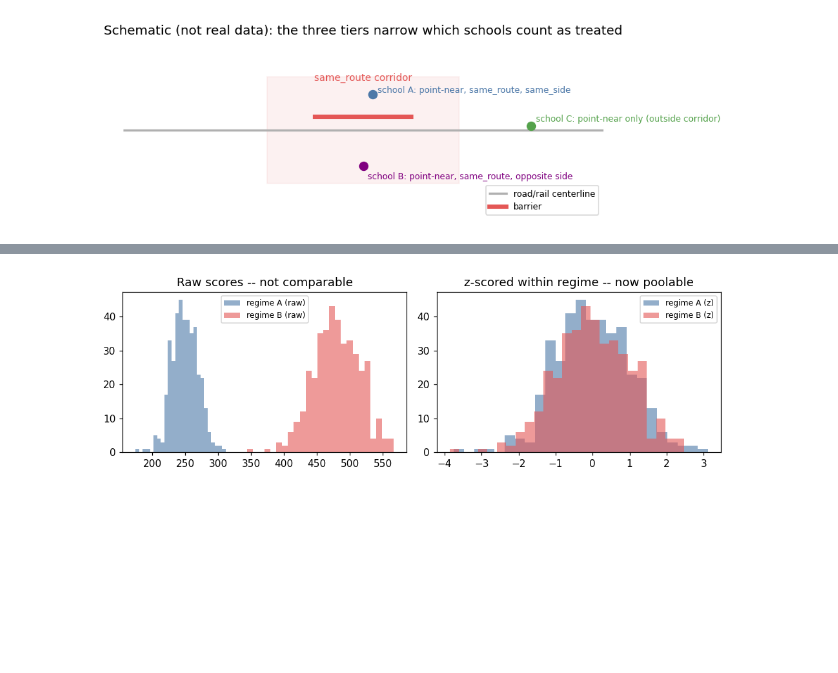
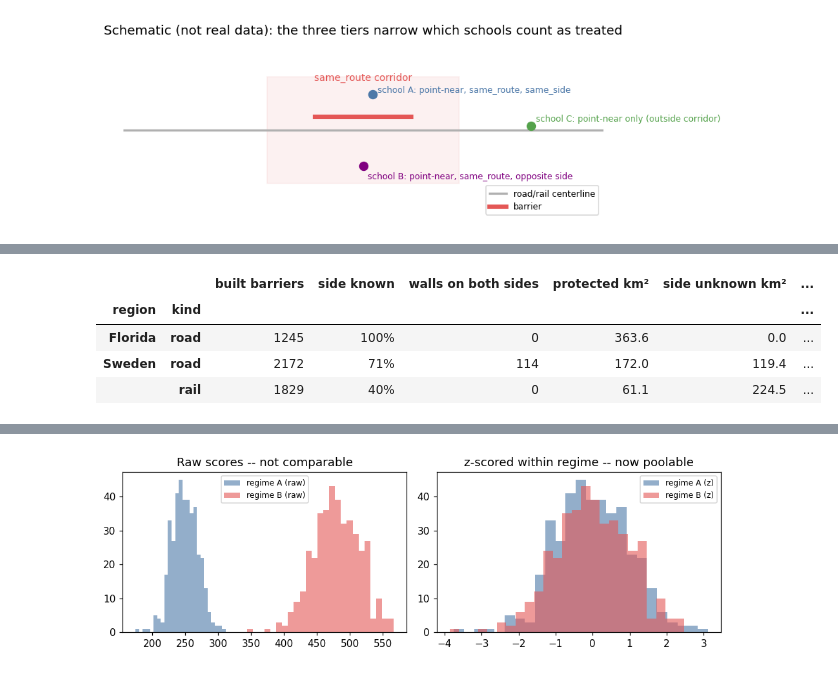
Before and after one commit to felixschulz385/noise-pollution, a Jupyter notebook: src/experiments/shared_methodology.ipynb, the cells around one changed output, grey strips where cells are left out. Saved outputs shown, nothing was run; the diff lists cells and outputs as text; code cells hidden in the pictures; blank space fills up the shorter version.

```diff
--- a/src/experiments/shared_methodology.ipynb
+++ b/src/experiments/shared_methodology.ipynb
@@ -119,0 +270,56 @@ plt.show()
+# %%
+from src.regions.florida.sources._layout import METRIC_CRS as FL_CRS
+from src.regions.florida.sources.barrier_protection import shared as FLP
+from src.regions.florida.sources.noise_barriers.shared import load_barriers as load_fl_barriers
+from src.regions.sweden.sources._layout import METRIC_CRS as SE_CRS
+from src.regions.sweden.sources.barrier_protection import shared as SEP
+from src.regions.sweden.sources.noise_barriers.shared import load_noise_barriers
+
+LAYERS = {}  # (region, kind) -> refs, barriers, zones, band
+fl_barriers = load_fl_barriers(ROOT).reset_index(drop=True).to_crs(FL_CRS)
+fl_zones = FLP.load_protection_zones(ROOT).assign(barrier_row=lambda z: z["gcid"].map({g: i for i, g in enumerate(fl_barriers["gcid"])}))
+fl_band = FLP.load_control_band_zones(ROOT).assign(barrier_row=lambda z: z["gcid"].map({g: i for i, g in enumerate(fl_barriers["gcid"])}))
+LAYERS[("Florida", "road")] = dict(
+    refs=FLP.load_barrier_references(ROOT, barriers_gdf=fl_barriers), barriers=fl_barriers,
+    zones=fl_zones, band=fl_band, category=fl_barriers["category"].to_numpy(),
+)
+se_zones, se_band = SEP.load_protection_zones(ROOT), SEP.load_control_band_zones(ROOT)
+for kind in ("road", "rail"):
+    barriers = load_noise_barriers(kind, ROOT).reset_index(drop=True).to_crs(SE_CRS)
+    LAYERS[("Sweden", kind)] = dict(
+        refs=SEP.load_barrier_references(kind, ROOT, barriers_gdf=barriers), barriers=barriers,
+        zones=se_zones[se_zones["kind"] == kind], band=se_band[se_band["kind"] == kind],
+        category=np.full(len(barriers), "built"),
+    )
+
+
+def km2(gdf, status):
+    sub = gdf[gdf["zone_status"] == status]
+    return shapely.union_all(sub.geometry.values).area / 1e6 if len(sub) else 0.0
+
+
+rows = []
+for (region, kind), L in LAYERS.items():
+    table = L["refs"].table
+    built = np.flatnonzero(L["category"] == "fdot_barrier") if region == "Florida" else np.arange(len(table))
+    zones, band = L["zones"][L["zones"]["barrier_row"].isin(built)], L["band"][L["band"]["barrier_row"].isin(built)]
+    band_union = shapely.union_all(band.loc[band["zone_status"] == "control_band"].geometry.values)
+    prot_union = shapely.union_all(zones.loc[zones["zone_status"] == "protected"].geometry.values)
+    method = table["side_method"].iloc[built]
+    rows.append({
+        "region": region, "kind": kind, "built barriers": len(built),
+        "side known": f"{(method != 'unknown').mean():.0%}",
+        "walls on both sides": int(method.str.contains("both_sides").sum()),
+        "protected km²": round(km2(zones, "protected"), 1),
+        "side unknown km²": round(km2(zones, "side_unknown"), 1),
+        "control band km²": round(band_union.area / 1e6, 1),
+        "band inside a protected zone": f"{band_union.intersection(prot_union).area / band_union.area:.1%}",
+        "dB known": f"{table['noise_reduction_db'].iloc[built].notna().mean():.0%}" if "noise_reduction_db" in table else "no field",
+    })
+display(pd.DataFrame(rows).set_index(["region", "kind"]))
+# %% [output]
+|  |  | built barriers | side known | walls on both sides | protected km² | side unknown km² | ... |
+| region | kind |  |  |  |  |  | ... |
+| Florida | road | 1245 | 100% | 0 | 363.6 | 0.0 | ... |
+| Sweden | road | 2172 | 71% | 114 | 172.0 | 119.4 | ... |
+|  | rail | 1829 | 40% | 0 | 61.1 | 224.5 | ... |
```
Also changed, not shown: parts of 15 cells of this notebook, 1 other file.
